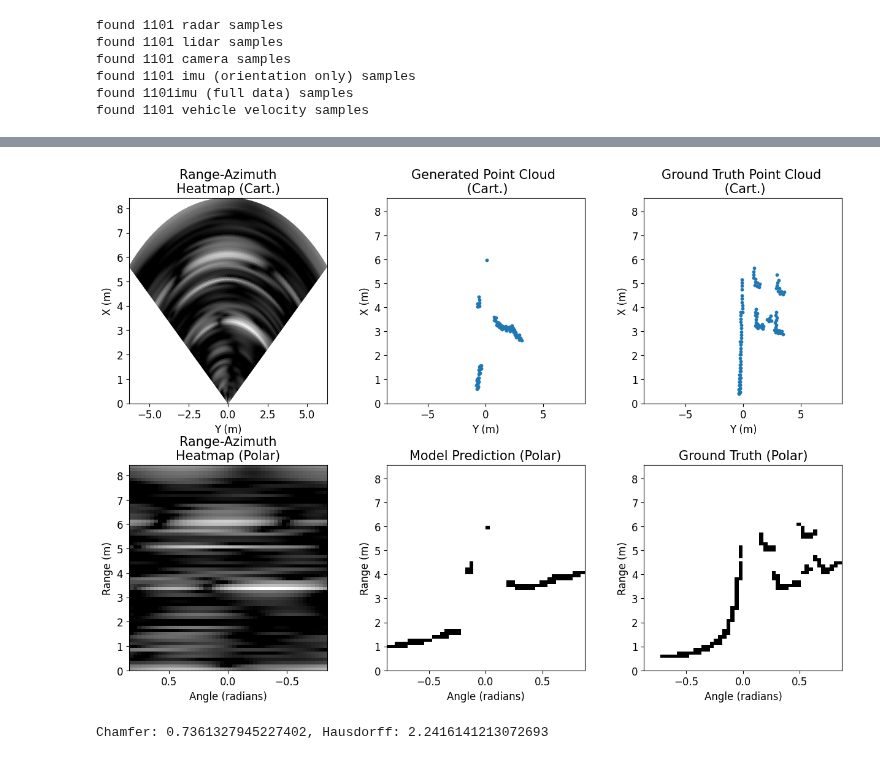
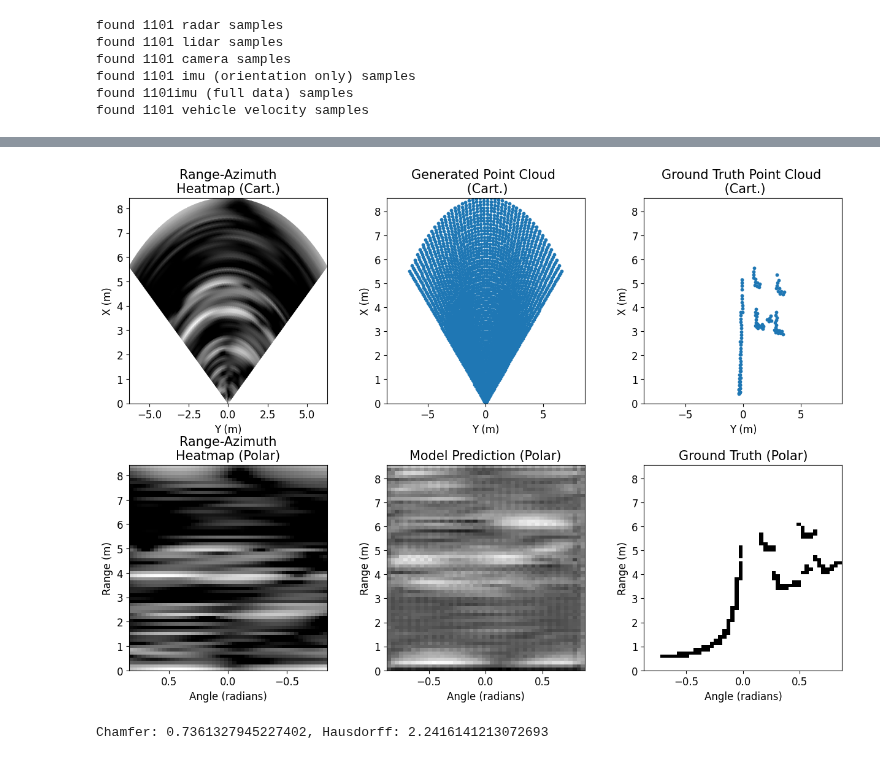
Before and after one commit to davidmhunt/mmwave_model_integrator, a Jupyter notebook: notebooks/testing_radcloud.ipynb, the cells around one changed output, grey strips where cells are left out. Drawn from its saved outputs; the diff is of its cells as text; code cells hidden in the pictures.

```diff
--- a/notebooks/testing_radcloud.ipynb
+++ b/notebooks/testing_radcloud.ipynb
@@ -119,0 +131,7 @@ quantized_pc = polar_to_cartesian(quantized_pc)
+# %%
+from mmwave_model_integrator.model_runner.vino_runner import VinoRunner
+
+vino_runner = VinoRunner(
+    state_dict_path=RADCLOUD_MODEL_STATE_DICT_PATH,
+    cuda_device="cuda:0"
+)
@@ -119,0 +144,20 @@ quantized_pc = polar_to_cartesian(quantized_pc)
+# %%
+pred_vino = vino_runner.make_prediction(input=rng_az_resp)
+
+print(pred_vino.shape)
+print(pred_vino)
+
+pc_vino = prediction_decoder.convert_polar_to_cartesian(
+    prediction_decoder.decode(pred_vino)
+)
+
+print(pc_vino.shape)
+print(pred[30])
+
+for i in tqdm(range(100)):
+    adc_cube = dataset.get_radar_data(idx=i)
+    rng_az_resp = input_encoder.encode(adc_cube)
+    pred = vino_runner.make_prediction(input=rng_az_resp)
+    pc = prediction_decoder.convert_polar_to_cartesian(
+        prediction_decoder.decode(pred)
+    )
@@ -120,16 +182,16 @@ quantized_pc = polar_to_cartesian(quantized_pc)
 # %%
 plotter.plot_compilation(
     adc_cube=adc_cube,
     range_az_encoder=input_encoder,
-    model_runner=runner,
+    model_runner=vino_runner,
     lidar_pc_polar_decoder=prediction_decoder,
     lidar_pc=lidar_pc,
     lidar_pc_encoder=ground_truth_encoder,
     axs=[],
     show=True
 )
 # %% [output]
-[figure, old version]
+[figure, new version]
 # %%
 chamfer_alt,hausdorff_alt, chamfer_radCloud, modified_hausdorff_radCloud = \
     analyzer._compute_distance_metrics(sample_idx=0,print_result=True)
```
Also changed, not shown: parts of 10 cells of this notebook, 4 other files.
